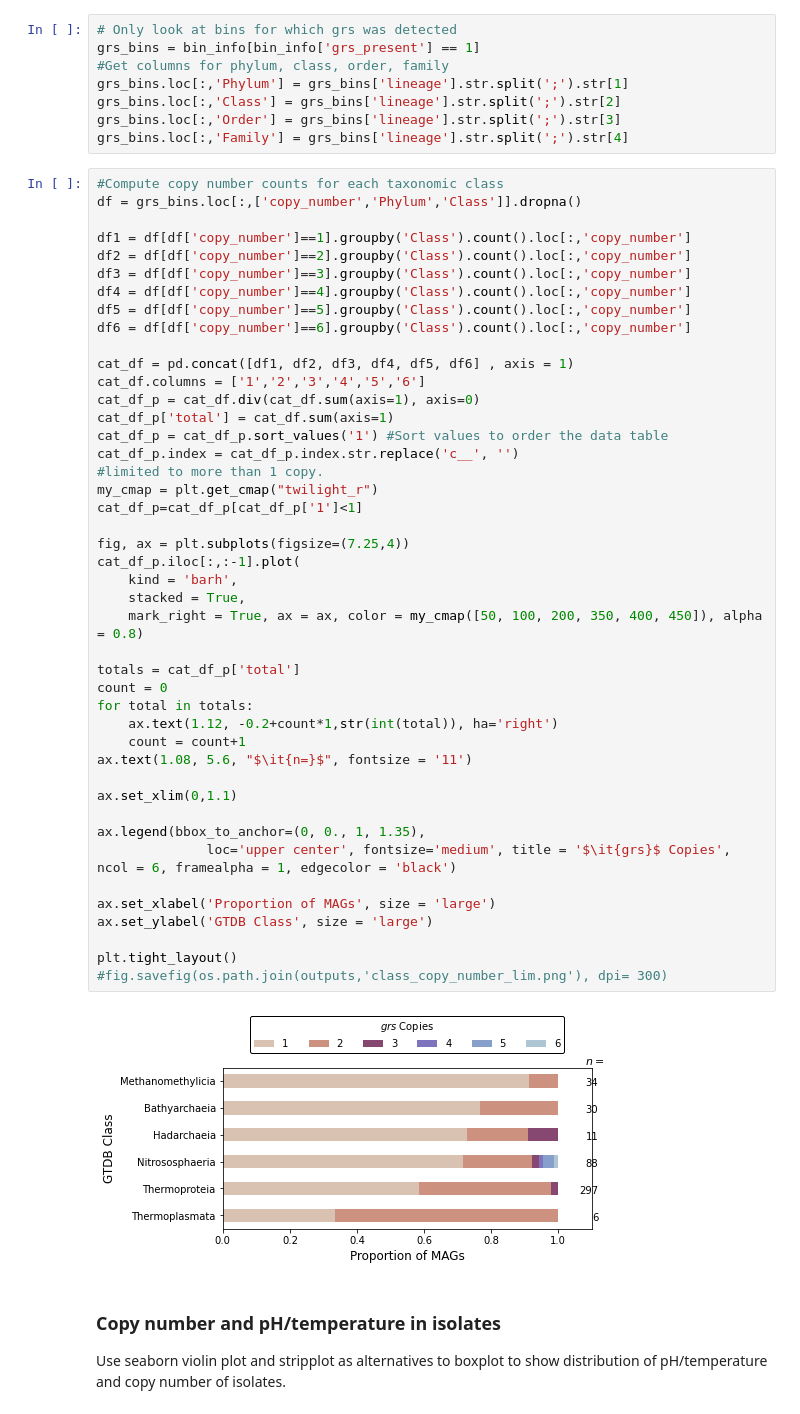
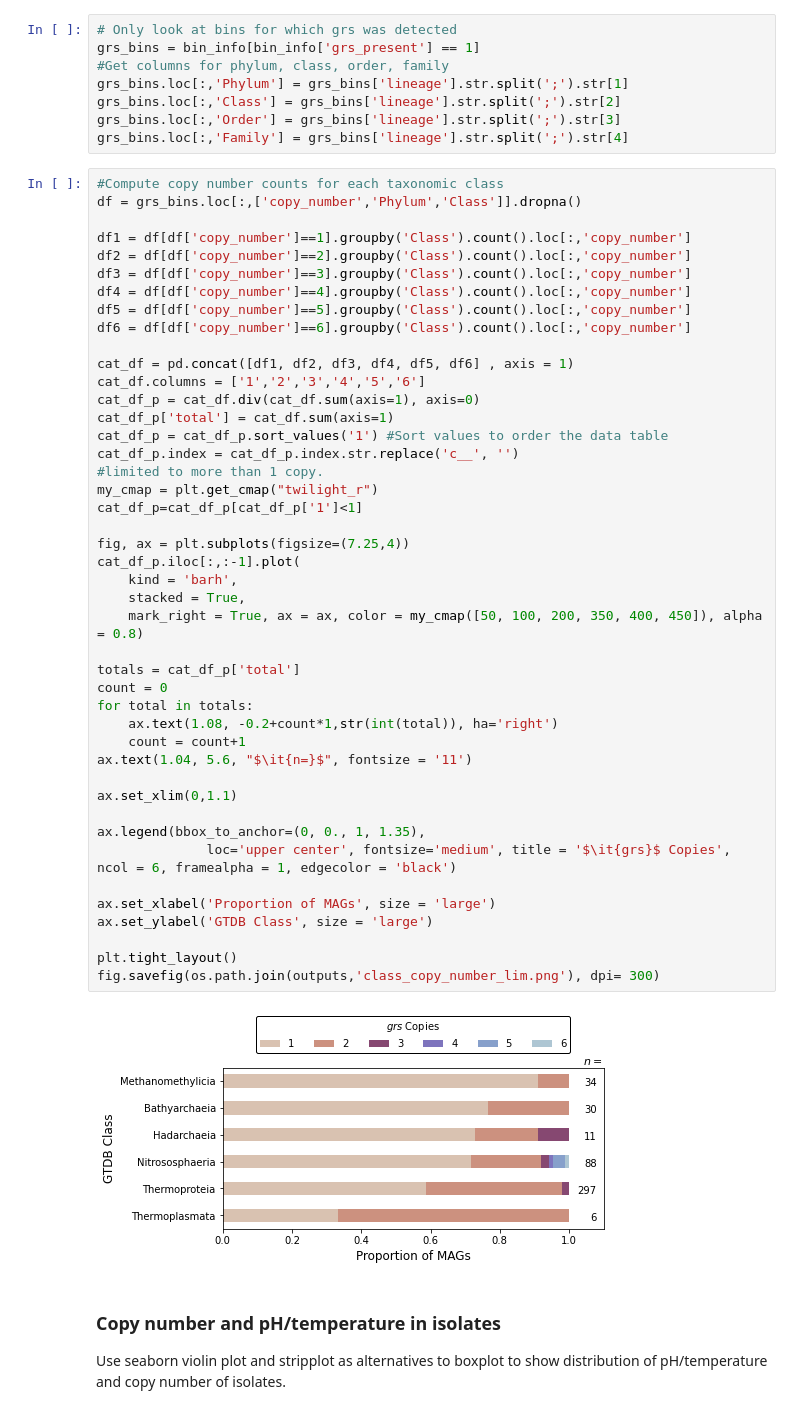
Before and after one commit to lnblum/grs_hotsprings_pub, a Jupyter notebook: figure_creation.ipynb, the cells around one changed output. Saved outputs shown, nothing was run; the diff lists cells and outputs as text.

Commit message:
figure labeling edits

```diff
--- a/figure_creation.ipynb
+++ b/figure_creation.ipynb
@@ -127,37 +127,37 @@ cat_df = pd.concat([df1, df2, df3, df4, df5, df6] , axis = 1)
 cat_df.columns = ['1','2','3','4','5','6']
 cat_df_p = cat_df.div(cat_df.sum(axis=1), axis=0)
 cat_df_p['total'] = cat_df.sum(axis=1)
 cat_df_p = cat_df_p.sort_values('1') #Sort values to order the data table
 cat_df_p.index = cat_df_p.index.str.replace('c__', '')
 #limited to more than 1 copy.
 my_cmap = plt.get_cmap("twilight_r")
 cat_df_p=cat_df_p[cat_df_p['1']<1]
 
 fig, ax = plt.subplots(figsize=(7.25,4))
 cat_df_p.iloc[:,:-1].plot(
     kind = 'barh',
     stacked = True,
     mark_right = True, ax = ax, color = my_cmap([50, 100, 200, 350, 400, 450]), alpha = 0.8)
 
 totals = cat_df_p['total']
 count = 0
 for total in totals:
-    ax.text(1.12, -0.2+count*1,str(int(total)), ha='right')
+    ax.text(1.08, -0.2+count*1,str(int(total)), ha='right')
     count = count+1
-ax.text(1.08, 5.6, "$\it{n=}$", fontsize = '11')
+ax.text(1.04, 5.6, "$\it{n=}$", fontsize = '11')
 
 ax.set_xlim(0,1.1)
 
 ax.legend(bbox_to_anchor=(0, 0., 1, 1.35),
               loc='upper center', fontsize='medium', title = '$\it{grs}$ Copies', ncol = 6, framealpha = 1, edgecolor = 'black')
 
 ax.set_xlabel('Proportion of MAGs', size = 'large')
 ax.set_ylabel('GTDB Class', size = 'large')
 
 plt.tight_layout()
-#fig.savefig(os.path.join(outputs,'class_copy_number_lim.png'), dpi= 300)
+fig.savefig(os.path.join(outputs,'class_copy_number_lim.png'), dpi= 300)
 # %% [output]
-[figure, old version]
+[figure, new version]
 # %% [markdown]
 ### Copy number and pH/temperature in isolates
 Use seaborn violin plot and stripplot as alternatives to boxplot to show distribution of pH/temperature and copy number of isolates.
```
Also changed, not shown: parts of 3 cells of this notebook, 3 other files.
